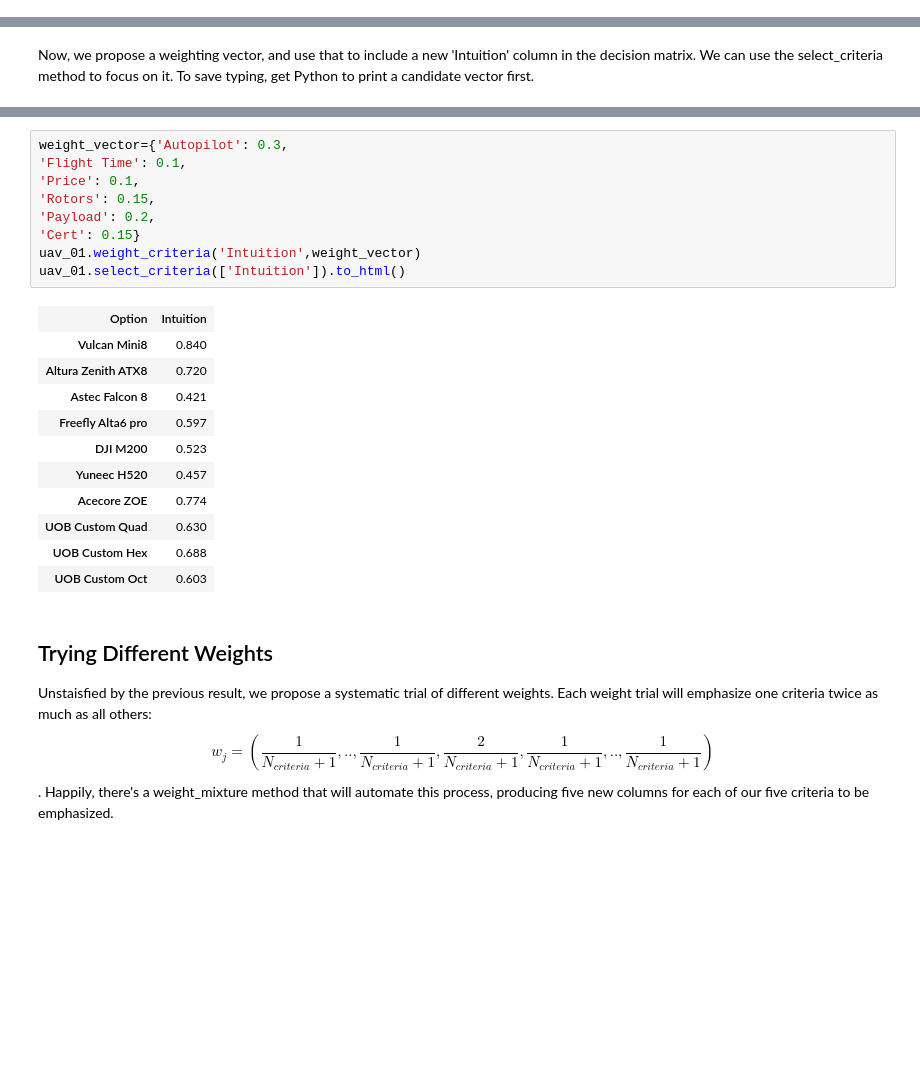
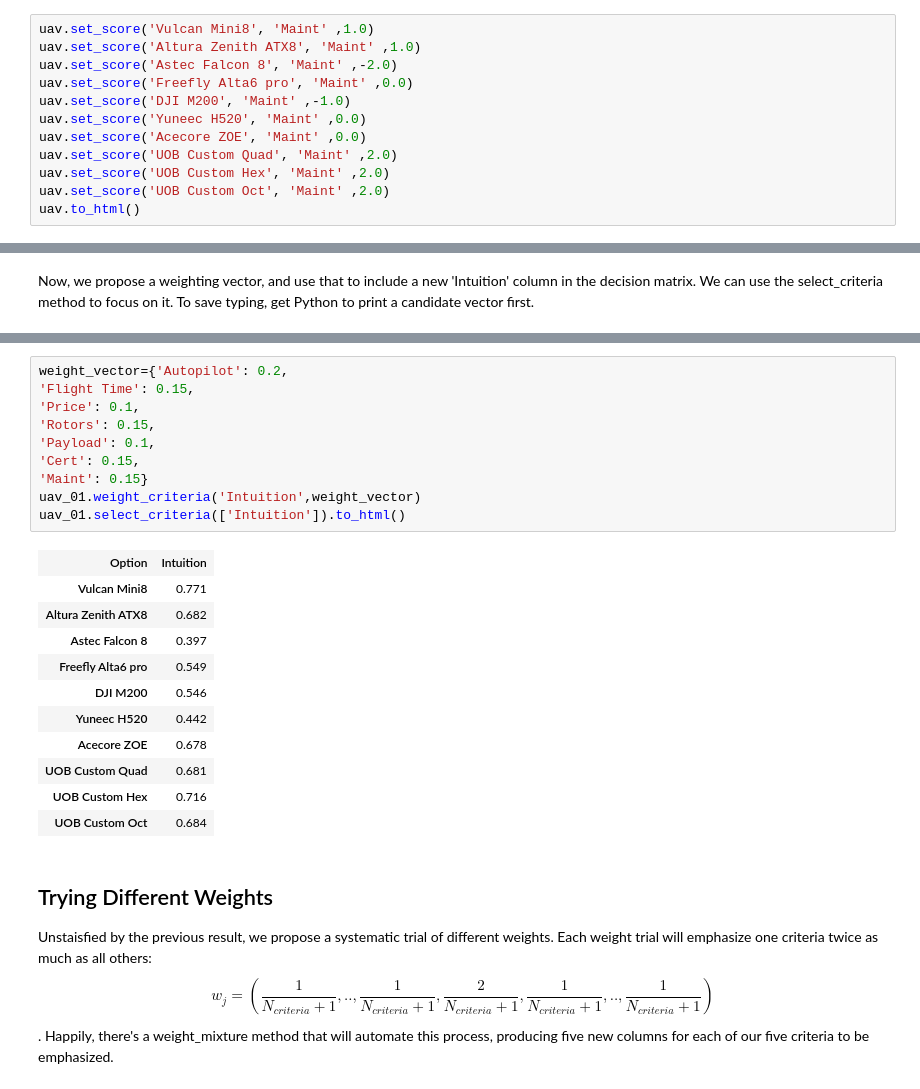
Before and after one commit to arthurrichards77/mcdm, a Jupyter notebook: uav.ipynb, the cells around one changed output, grey strips where cells are left out. Saved outputs shown, nothing was run; the diff lists cells and outputs as text; blank space fills up the shorter version.

```diff
--- a/uav.ipynb
+++ b/uav.ipynb
@@ -174,0 +195,12 @@ uav.to_html()
+# %%
+uav.set_score('Vulcan Mini8', 'Maint' ,1.0)
+uav.set_score('Altura Zenith ATX8', 'Maint' ,1.0)
+uav.set_score('Astec Falcon 8', 'Maint' ,-2.0)
+uav.set_score('Freefly Alta6 pro', 'Maint' ,0.0)
+uav.set_score('DJI M200', 'Maint' ,-1.0)
+uav.set_score('Yuneec H520', 'Maint' ,0.0)
+uav.set_score('Acecore ZOE', 'Maint' ,0.0)
+uav.set_score('UOB Custom Quad', 'Maint' ,2.0)
+uav.set_score('UOB Custom Hex', 'Maint' ,2.0)
+uav.set_score('UOB Custom Oct', 'Maint' ,2.0)
+uav.to_html()
@@ -220,24 +266,25 @@ weight_vector={'Autopilot': 0.16666666666666666,
 # %%
-weight_vector={'Autopilot': 0.3,
-'Flight Time': 0.1,
+weight_vector={'Autopilot': 0.2,
+'Flight Time': 0.15,
 'Price': 0.1,
 'Rotors': 0.15,
-'Payload': 0.2,
-'Cert': 0.15}
+'Payload': 0.1,
+'Cert': 0.15,
+'Maint': 0.15}
 uav_01.weight_criteria('Intuition',weight_vector)
 uav_01.select_criteria(['Intuition']).to_html()
 # %% [output]
 | Option | Intuition |
-| Vulcan Mini8 | 0.840 |
-| Altura Zenith ATX8 | 0.720 |
-| Astec Falcon 8 | 0.421 |
-| Freefly Alta6 pro | 0.597 |
-| DJI M200 | 0.523 |
-| Yuneec H520 | 0.457 |
-| Acecore ZOE | 0.774 |
-| UOB Custom Quad | 0.630 |
-| UOB Custom Hex | 0.688 |
-| UOB Custom Oct | 0.603 |
+| Vulcan Mini8 | 0.771 |
+| Altura Zenith ATX8 | 0.682 |
+| Astec Falcon 8 | 0.397 |
+| Freefly Alta6 pro | 0.549 |
+| DJI M200 | 0.546 |
+| Yuneec H520 | 0.442 |
+| Acecore ZOE | 0.678 |
+| UOB Custom Quad | 0.681 |
+| UOB Custom Hex | 0.716 |
+| UOB Custom Oct | 0.684 |
 # %% [markdown]
 ## Trying Different Weights
 
```
Also changed, not shown: parts of 14 cells of this notebook, 1 other file.
